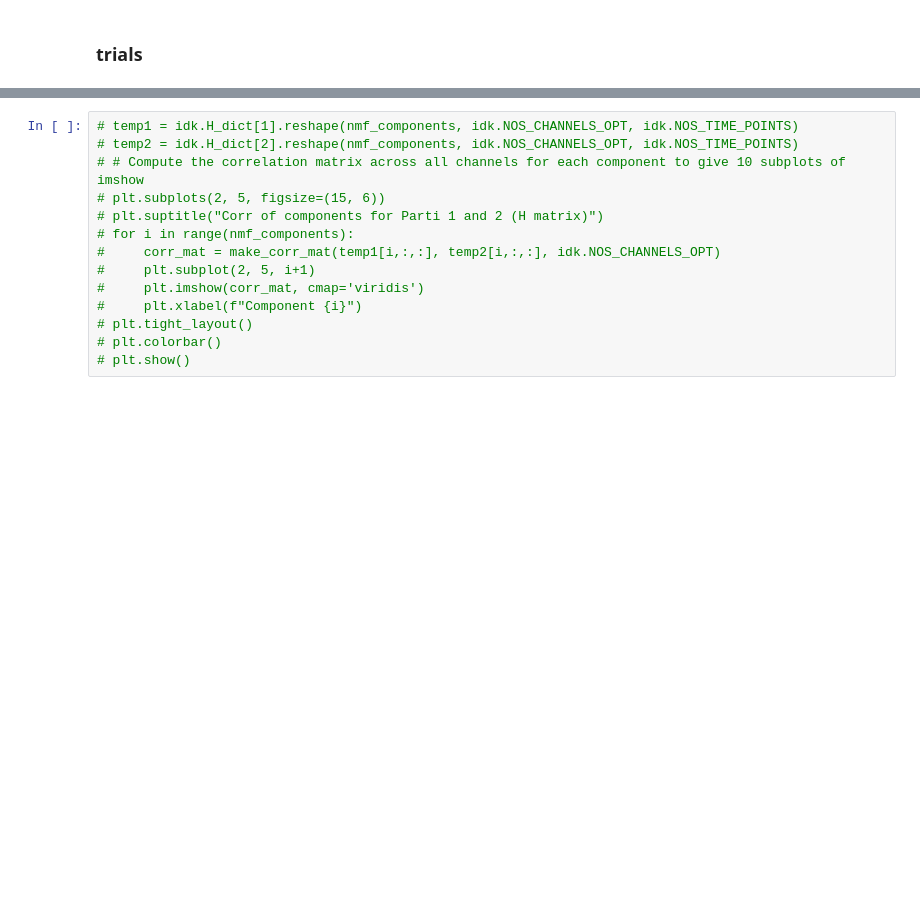
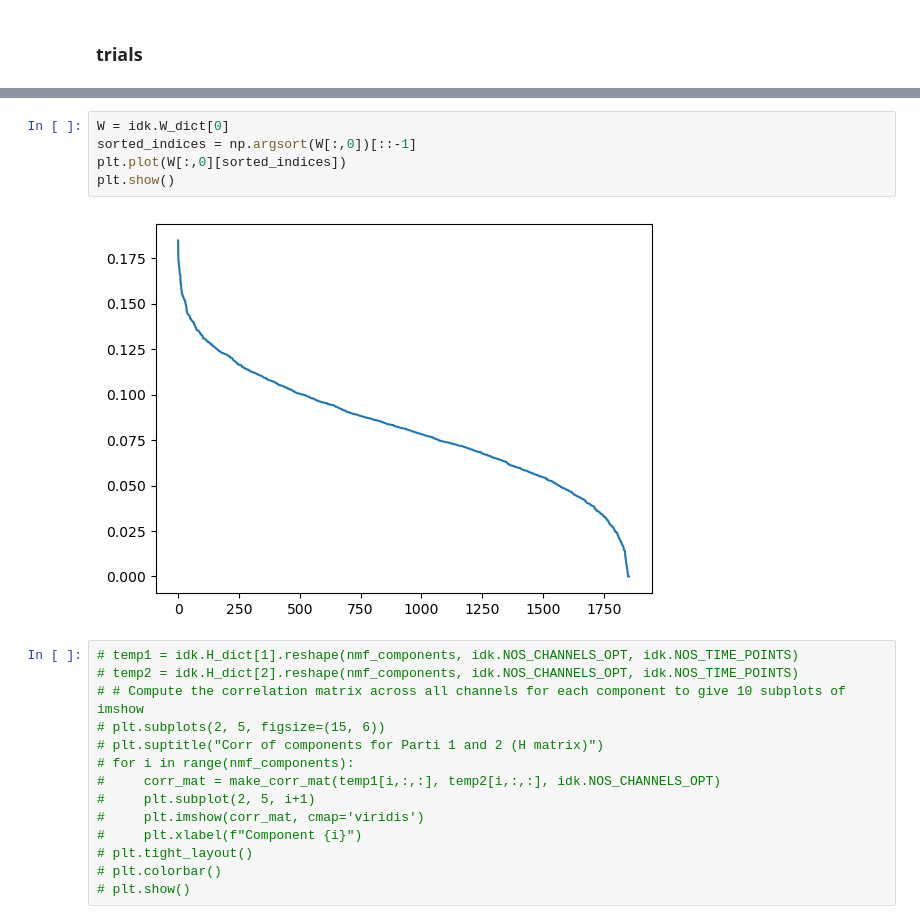
Before and after one commit to AtharvSuryawanshi/Neural-Representations-using-Things-Database, a Jupyter notebook: notebooks/NMF_meg10.ipynb, the cells around one changed output, grey strips where cells are left out. Cells and saved outputs as stored; diff of their text form; blank space fills up the shorter version.

```diff
--- a/notebooks/NMF_meg10.ipynb
+++ b/notebooks/NMF_meg10.ipynb
@@ -726,3 +803,10 @@ idk.all_epochs[1].metadata
+# %%
+W = idk.W_dict[0]
+sorted_indices = np.argsort(W[:,0])[::-1]
+plt.plot(W[:,0][sorted_indices])
+plt.show()
+# %% [output]
+[figure, added]
 # %%
 # temp1 = idk.H_dict[1].reshape(nmf_components, idk.NOS_CHANNELS_OPT, idk.NOS_TIME_POINTS)
 # temp2 = idk.H_dict[2].reshape(nmf_components, idk.NOS_CHANNELS_OPT, idk.NOS_TIME_POINTS)
```
Also changed, not shown: parts of 8 cells of this notebook, 1 other file.
